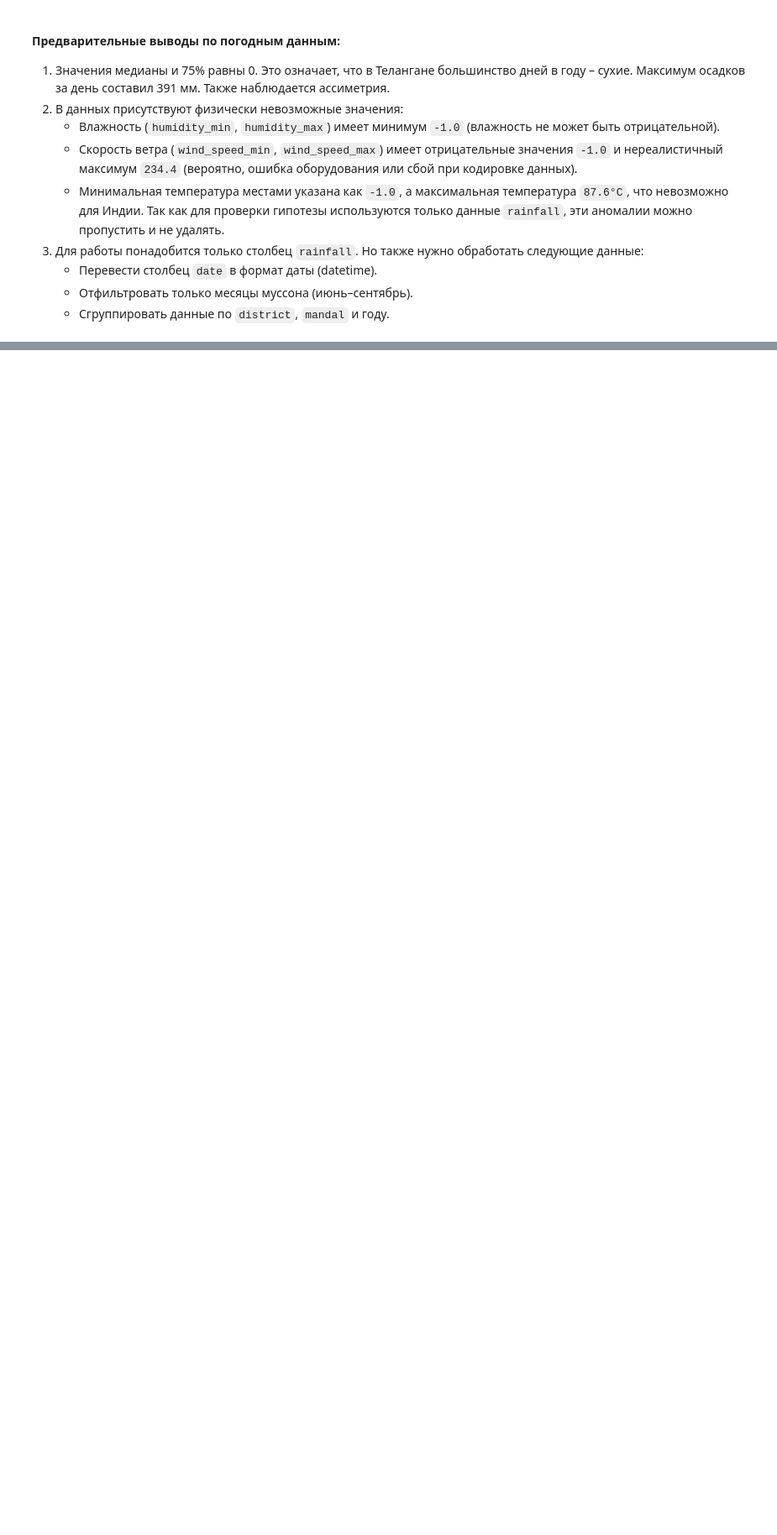
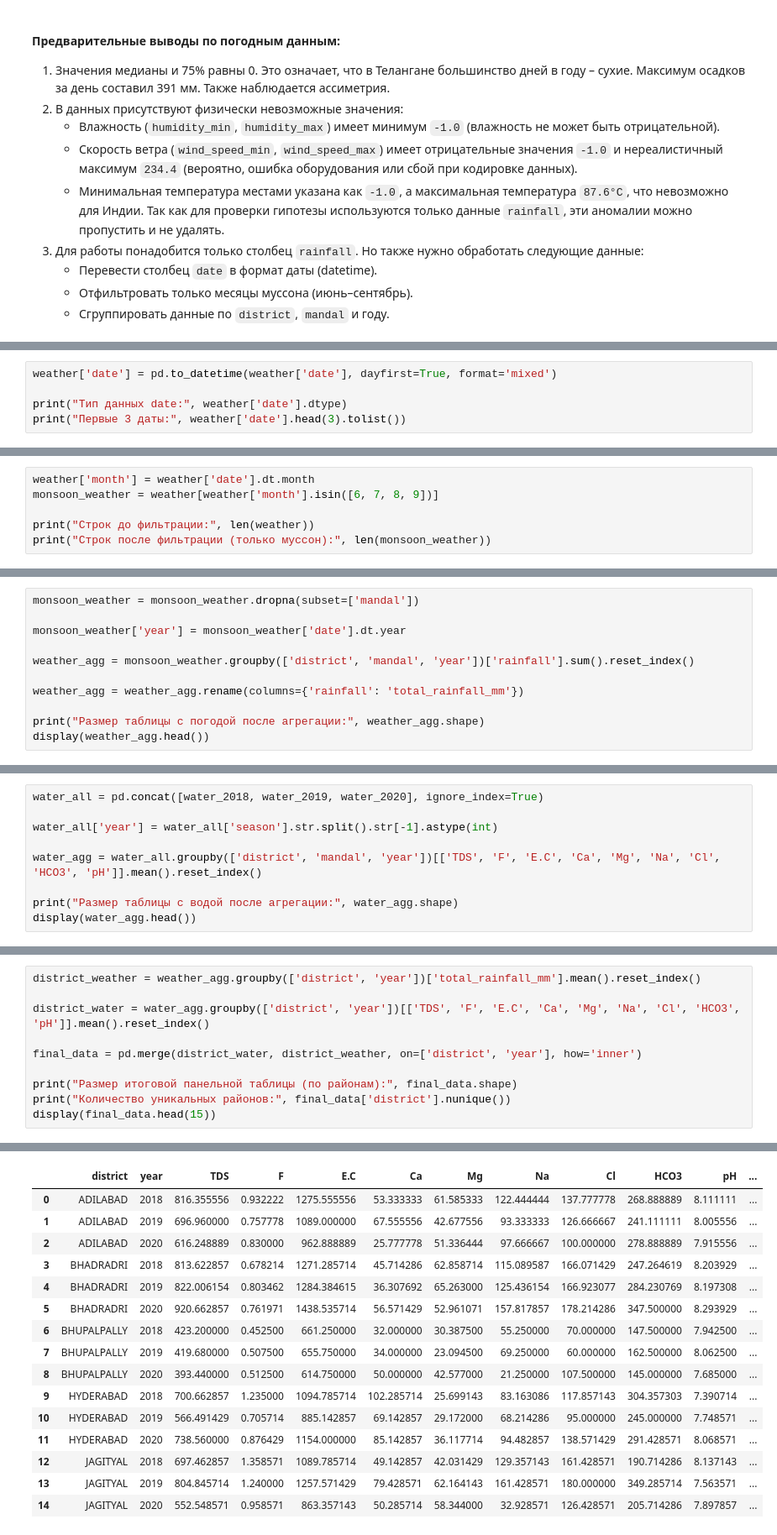
Before and after one commit to dasha1154/lab.stat, a Jupyter notebook: labwork.ipynb, the cells around one changed output, grey strips where cells are left out. Shown at 84% size. Cells and saved outputs as stored; diff of their text form; blank space fills up the shorter version.

Commit message:
структурирование данных
завершён этап 1: обработаны данные, составлена итоговая таблица, обсуждены ограничения и выводы

```diff
--- a/labwork.ipynb
+++ b/labwork.ipynb
@@ -249,0 +255,5 @@ memory usage: 27.4 KB
+# %%
+weather['date'] = pd.to_datetime(weather['date'], dayfirst=True, format='mixed')
+
+print("Тип данных date:", weather['date'].dtype)
+print("Первые 3 даты:", weather['date'].head(3).tolist())
@@ -249,0 +263,6 @@ memory usage: 27.4 KB
+# %%
+weather['month'] = weather['date'].dt.month
+monsoon_weather = weather[weather['month'].isin([6, 7, 8, 9])]
+
+print("Строк до фильтрации:", len(weather))
+print("Строк после фильтрации (только муссон):", len(monsoon_weather))
@@ -249,0 +272,11 @@ memory usage: 27.4 KB
+# %%
+monsoon_weather = monsoon_weather.dropna(subset=['mandal'])
+
+monsoon_weather['year'] = monsoon_weather['date'].dt.year
+
+weather_agg = monsoon_weather.groupby(['district', 'mandal', 'year'])['rainfall'].sum().reset_index()
+
+weather_agg = weather_agg.rename(columns={'rainfall': 'total_rainfall_mm'})
+
+print("Размер таблицы с погодой после агрегации:", weather_agg.shape)
+display(weather_agg.head())
@@ -249,0 +291,9 @@ memory usage: 27.4 KB
+# %%
+water_all = pd.concat([water_2018, water_2019, water_2020], ignore_index=True)
+
+water_all['year'] = water_all['season'].str.split().str[-1].astype(int)
+
+water_agg = water_all.groupby(['district', 'mandal', 'year'])[['TDS', 'F', 'E.C', 'Ca', 'Mg', 'Na', 'Cl', 'HCO3', 'pH']].mean().reset_index()
+
+print("Размер таблицы с водой после агрегации:", water_agg.shape)
+display(water_agg.head())
@@ -249,0 +419,11 @@ memory usage: 27.4 KB
+# %%
+district_weather = weather_agg.groupby(['district', 'year'])['total_rainfall_mm'].mean().reset_index()
+
+district_water = water_agg.groupby(['district', 'year'])[['TDS', 'F', 'E.C', 'Ca', 'Mg', 'Na', 'Cl', 'HCO3', 'pH']].mean().reset_index()
+
+final_data = pd.merge(district_water, district_weather, on=['district', 'year'], how='inner')
+
+print("Размер итоговой панельной таблицы (по районам):", final_data.shape)
+print("Количество уникальных районов:", final_data['district'].nunique())
+display(final_data.head(15))
+# %% [output]
@@ -249,0 +432,16 @@ memory usage: 27.4 KB
+|  | district | year | TDS | F | E.C | Ca | Mg | Na | Cl | HCO3 | pH | ... |
+| 0 | ADILABAD | 2018 | 816.355556 | 0.932222 | 1275.555556 | 53.333333 | 61.585333 | 122.444444 | 137.777778 | 268.888889 | 8.111111 | ... |
+| 1 | ADILABAD | 2019 | 696.960000 | 0.757778 | 1089.000000 | 67.555556 | 42.677556 | 93.333333 | 126.666667 | 241.111111 | 8.005556 | ... |
+| 2 | ADILABAD | 2020 | 616.248889 | 0.830000 | 962.888889 | 25.777778 | 51.336444 | 97.666667 | 100.000000 | 278.888889 | 7.915556 | ... |
+| 3 | BHADRADRI | 2018 | 813.622857 | 0.678214 | 1271.285714 | 45.714286 | 62.858714 | 115.089587 | 166.071429 | 247.264619 | 8.203929 | ... |
+| 4 | BHADRADRI | 2019 | 822.006154 | 0.803462 | 1284.384615 | 36.307692 | 65.263000 | 125.436154 | 166.923077 | 284.230769 | 8.197308 | ... |
+| 5 | BHADRADRI | 2020 | 920.662857 | 0.761971 | 1438.535714 | 56.571429 | 52.961071 | 157.817857 | 178.214286 | 347.500000 | 8.293929 | ... |
+| 6 | BHUPALPALLY | 2018 | 423.200000 | 0.452500 | 661.250000 | 32.000000 | 30.387500 | 55.250000 | 70.000000 | 147.500000 | 7.942500 | ... |
+| 7 | BHUPALPALLY | 2019 | 419.680000 | 0.507500 | 655.750000 | 34.000000 | 23.094500 | 69.250000 | 60.000000 | 162.500000 | 8.062500 | ... |
+| 8 | BHUPALPALLY | 2020 | 393.440000 | 0.512500 | 614.750000 | 50.000000 | 42.577000 | 21.250000 | 107.500000 | 145.000000 | 7.685000 | ... |
+| 9 | HYDERABAD | 2018 | 700.662857 | 1.235000 | 1094.785714 | 102.285714 | 25.699143 | 83.163086 | 117.857143 | 304.357303 | 7.390714 | ... |
+| 10 | HYDERABAD | 2019 | 566.491429 | 0.705714 | 885.142857 | 69.142857 | 29.172000 | 68.214286 | 95.000000 | 245.000000 | 7.748571 | ... |
+| 11 | HYDERABAD | 2020 | 738.560000 | 0.876429 | 1154.000000 | 85.142857 | 36.117714 | 94.482857 | 138.571429 | 291.428571 | 8.068571 | ... |
+| 12 | JAGITYAL | 2018 | 697.462857 | 1.358571 | 1089.785714 | 49.142857 | 42.031429 | 129.357143 | 161.428571 | 190.714286 | 8.137143 | ... |
+| 13 | JAGITYAL | 2019 | 804.845714 | 1.240000 | 1257.571429 | 79.428571 | 62.164143 | 161.428571 | 180.000000 | 349.285714 | 7.563571 | ... |
+| 14 | JAGITYAL | 2020 | 552.548571 | 0.958571 | 863.357143 | 50.285714 | 58.344000 | 32.928571 | 126.428571 | 205.714286 | 7.897857 | ... |
```
Also changed, not shown: parts of 12 cells of this notebook.
